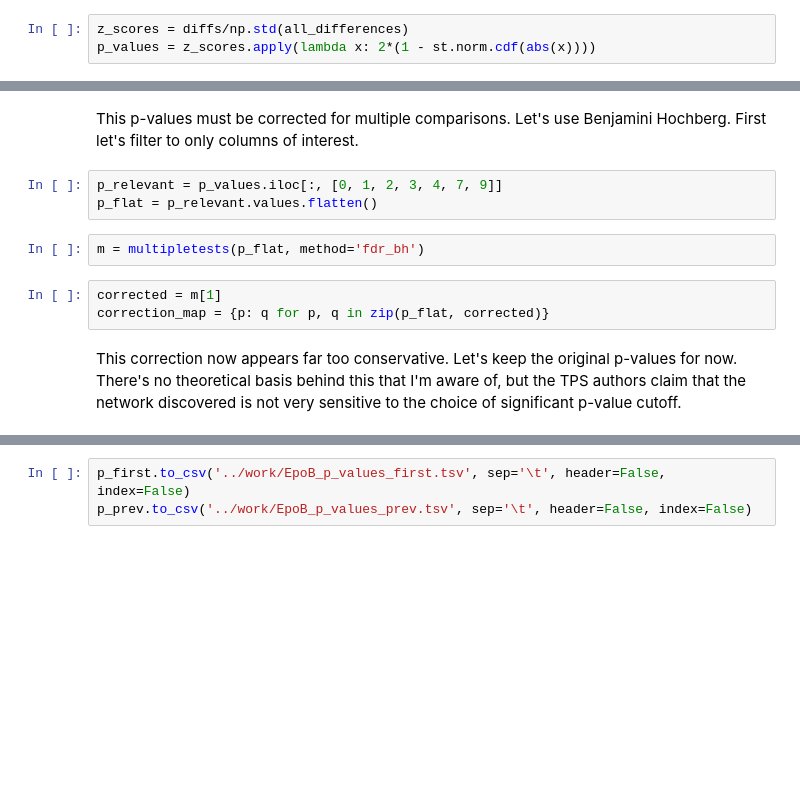
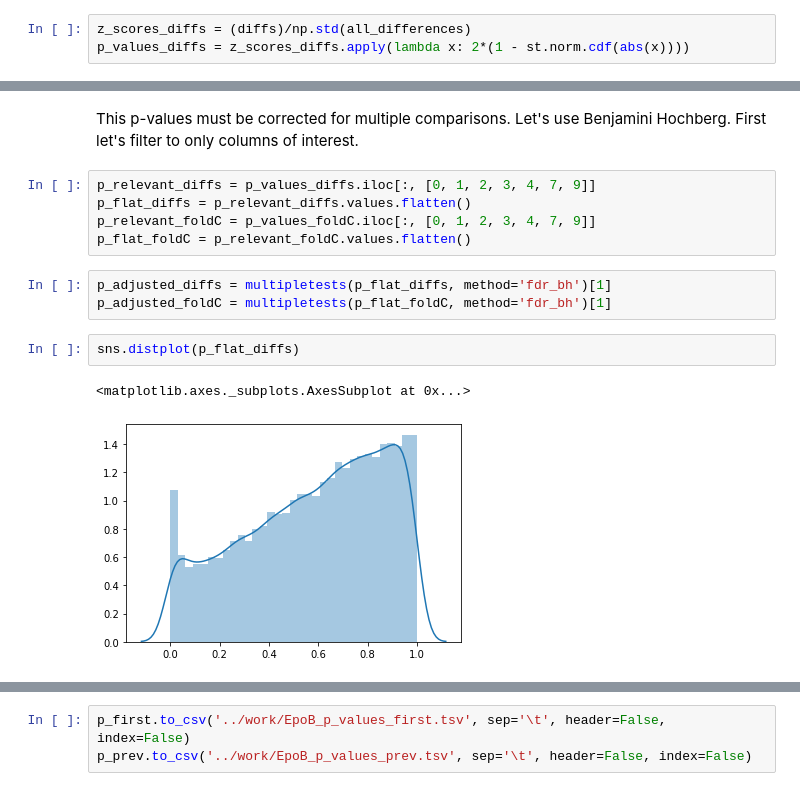
Before and after one commit to sorgerlab/indra_apps, a Jupyter notebook: tubulin/notebooks/TPS_experiments.ipynb, the cells around one changed output, grey strips where cells are left out. Drawn from its saved outputs; the diff is of its cells as text; blank space fills up the shorter version.

```diff
--- a/tubulin/notebooks/TPS_experiments.ipynb
+++ b/tubulin/notebooks/TPS_experiments.ipynb
@@ -97,3 +100,3 @@ For any difference we can calculate the probability of observing a difference at
 # %%
-z_scores = diffs/np.std(all_differences)
-p_values = z_scores.apply(lambda x: 2*(1 - st.norm.cdf(abs(x))))
+z_scores_diffs = (diffs)/np.std(all_differences)
+p_values_diffs = z_scores_diffs.apply(lambda x: 2*(1 - st.norm.cdf(abs(x))))
@@ -137,12 +157,15 @@ dtype: int64
 # %% [markdown]
 This p-values must be corrected for multiple comparisons. Let's use Benjamini Hochberg. First let's filter to only columns of interest.
 # %%
-p_relevant = p_values.iloc[:, [0, 1, 2, 3, 4, 7, 9]]
-p_flat = p_relevant.values.flatten()
+p_relevant_diffs = p_values_diffs.iloc[:, [0, 1, 2, 3, 4, 7, 9]]
+p_flat_diffs = p_relevant_diffs.values.flatten()
+p_relevant_foldC = p_values_foldC.iloc[:, [0, 1, 2, 3, 4, 7, 9]]
+p_flat_foldC = p_relevant_foldC.values.flatten()
-# %%
-m = multipletests(p_flat, method='fdr_bh')
-# %%
-corrected = m[1]
-correction_map = {p: q for p, q in zip(p_flat, corrected)}
-# %% [markdown]
-This correction now appears far too conservative. Let's keep the original p-values for now. There's no theoretical basis behind this that I'm aware of, but the TPS authors claim that the network discovered is not very sensitive to the choice of significant p-value cutoff.
+# %%
+p_adjusted_diffs = multipletests(p_flat_diffs, method='fdr_bh')[1]
+p_adjusted_foldC = multipletests(p_flat_foldC, method='fdr_bh')[1]
+# %%
+sns.distplot(p_flat_diffs)
+# %% [output]
+<matplotlib.axes._subplots.AxesSubplot at 0x...>
+[figure, added]
```
Also changed, not shown: parts of 36 cells of this notebook, 3 other files.
